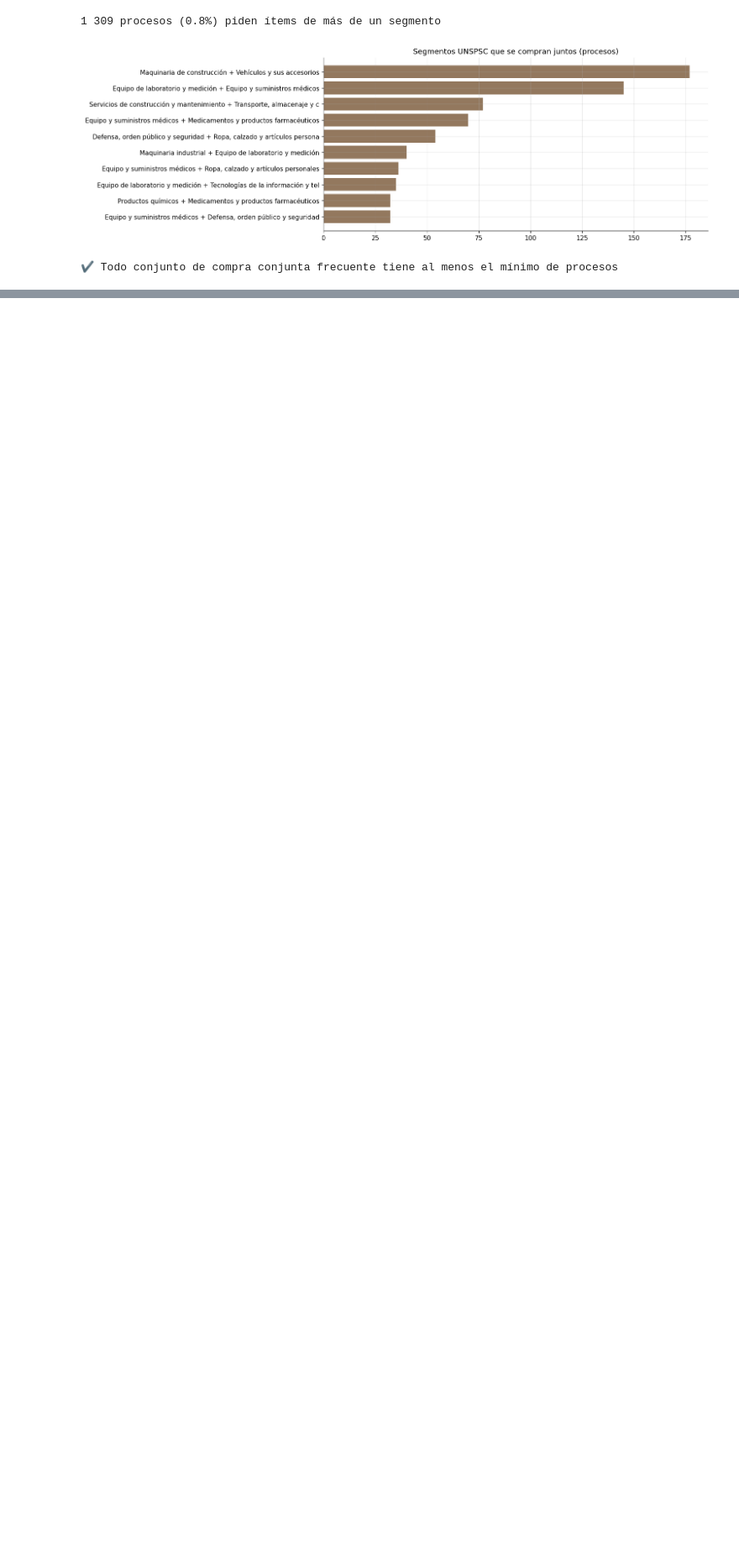
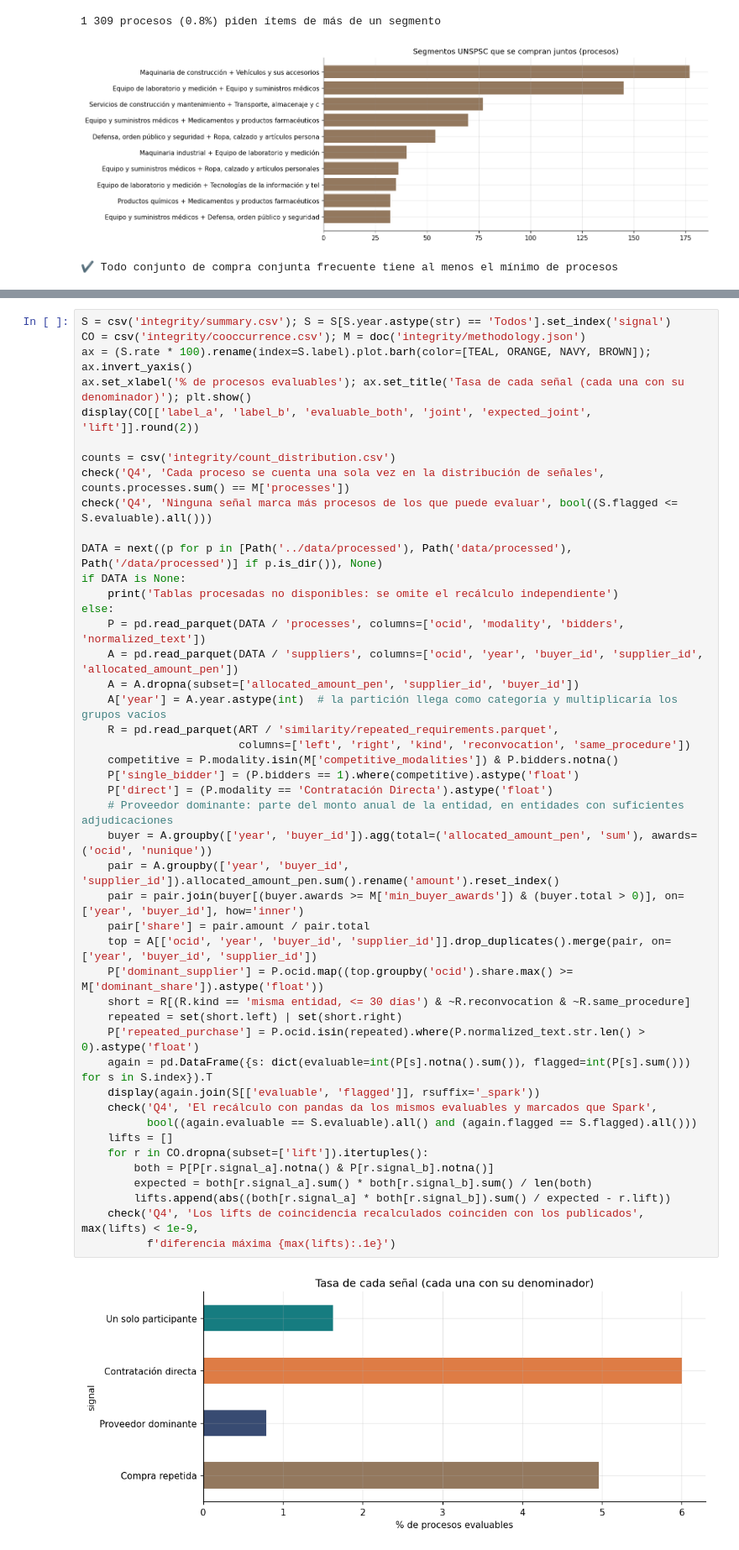
Before and after one commit to NotRtro/Proyecto-Integrador, a Jupyter notebook: notebooks/sustento.ipynb, the cells around one changed output, grey strips where cells are left out. Shown at 84% size. Cells and saved outputs as stored; diff of their text form; blank space fills up the shorter version.

Commit message:
docs: añadir las señales al notebook de sustento y al readme
El notebook recalcula las cuatro señales y sus lifts con pandas desde las tablas Parquet y los compara con el resultado de Spark.

```diff
--- a/notebooks/sustento.ipynb
+++ b/notebooks/sustento.ipynb
@@ -510,0 +521,47 @@ check('Parte V', 'Todo conjunto de compra conjunta frecuente tiene al menos el m
+# %%
+S = csv('integrity/summary.csv'); S = S[S.year.astype(str) == 'Todos'].set_index('signal')
+CO = csv('integrity/cooccurrence.csv'); M = doc('integrity/methodology.json')
+ax = (S.rate * 100).rename(index=S.label).plot.barh(color=[TEAL, ORANGE, NAVY, BROWN]); ax.invert_yaxis()
+ax.set_xlabel('% de procesos evaluables'); ax.set_title('Tasa de cada señal (cada una con su denominador)'); plt.show()
+display(CO[['label_a', 'label_b', 'evaluable_both', 'joint', 'expected_joint', 'lift']].round(2))
+
+counts = csv('integrity/count_distribution.csv')
+check('Q4', 'Cada proceso se cuenta una sola vez en la distribución de señales', counts.processes.sum() == M['processes'])
+check('Q4', 'Ninguna señal marca más procesos de los que puede evaluar', bool((S.flagged <= S.evaluable).all()))
+
+DATA = next((p for p in [Path('../data/processed'), Path('data/processed'), Path('/data/processed')] if p.is_dir()), None)
+if DATA is None:
+    print('Tablas procesadas no disponibles: se omite el recálculo independiente')
+else:
+    P = pd.read_parquet(DATA / 'processes', columns=['ocid', 'modality', 'bidders', 'normalized_text'])
+    A = pd.read_parquet(DATA / 'suppliers', columns=['ocid', 'year', 'buyer_id', 'supplier_id', 'allocated_amount_pen'])
+    A = A.dropna(subset=['allocated_amount_pen', 'supplier_id', 'buyer_id'])
+    A['year'] = A.year.astype(int)  # la partición llega como categoría y multiplicaría los grupos vacíos
+    R = pd.read_parquet(ART / 'similarity/repeated_requirements.parquet',
+                        columns=['left', 'right', 'kind', 'reconvocation', 'same_procedure'])
+    competitive = P.modality.isin(M['competitive_modalities']) & P.bidders.notna()
+    P['single_bidder'] = (P.bidders == 1).where(competitive).astype('float')
+    P['direct'] = (P.modality == 'Contratación Directa').astype('float')
+    # Proveedor dominante: parte del monto anual de la entidad, en entidades con suficientes adjudicaciones
+    buyer = A.groupby(['year', 'buyer_id']).agg(total=('allocated_amount_pen', 'sum'), awards=('ocid', 'nunique'))
+    pair = A.groupby(['year', 'buyer_id', 'supplier_id']).allocated_amount_pen.sum().rename('amount').reset_index()
+    pair = pair.join(buyer[(buyer.awards >= M['min_buyer_awards']) & (buyer.total > 0)], on=['year', 'buyer_id'], how='inner')
+    pair['share'] = pair.amount / pair.total
+    top = A[['ocid', 'year', 'buyer_id', 'supplier_id']].drop_duplicates().merge(pair, on=['year', 'buyer_id', 'supplier_id'])
+    P['dominant_supplier'] = P.ocid.map((top.groupby('ocid').share.max() >= M['dominant_share']).astype('float'))
+    short = R[(R.kind == 'misma entidad, <= 30 días') & ~R.reconvocation & ~R.same_procedure]
+    repeated = set(short.left) | set(short.right)
+    P['repeated_purchase'] = P.ocid.isin(repeated).where(P.normalized_text.str.len() > 0).astype('float')
+    again = pd.DataFrame({s: dict(evaluable=int(P[s].notna().sum()), flagged=int(P[s].sum())) for s in S.index}).T
+    display(again.join(S[['evaluable', 'flagged']], rsuffix='_spark'))
+    check('Q4', 'El recálculo con pandas da los mismos evaluables y marcados que Spark',
+          bool((again.evaluable == S.evaluable).all() and (again.flagged == S.flagged).all()))
+    lifts = []
+    for r in CO.dropna(subset=['lift']).itertuples():
+        both = P[P[r.signal_a].notna() & P[r.signal_b].notna()]
+        expected = both[r.signal_a].sum() * both[r.signal_b].sum() / len(both)
+        lifts.append(abs((both[r.signal_a] * both[r.signal_b]).sum() / expected - r.lift))
+    check('Q4', 'Los lifts de coincidencia recalculados coinciden con los publicados', max(lifts) < 1e-9,
+          f'diferencia máxima {max(lifts):.1e}')
+# %% [output]
+[figure, added]
```
Also changed, not shown: parts of 11 cells of this notebook, 2 other files.
